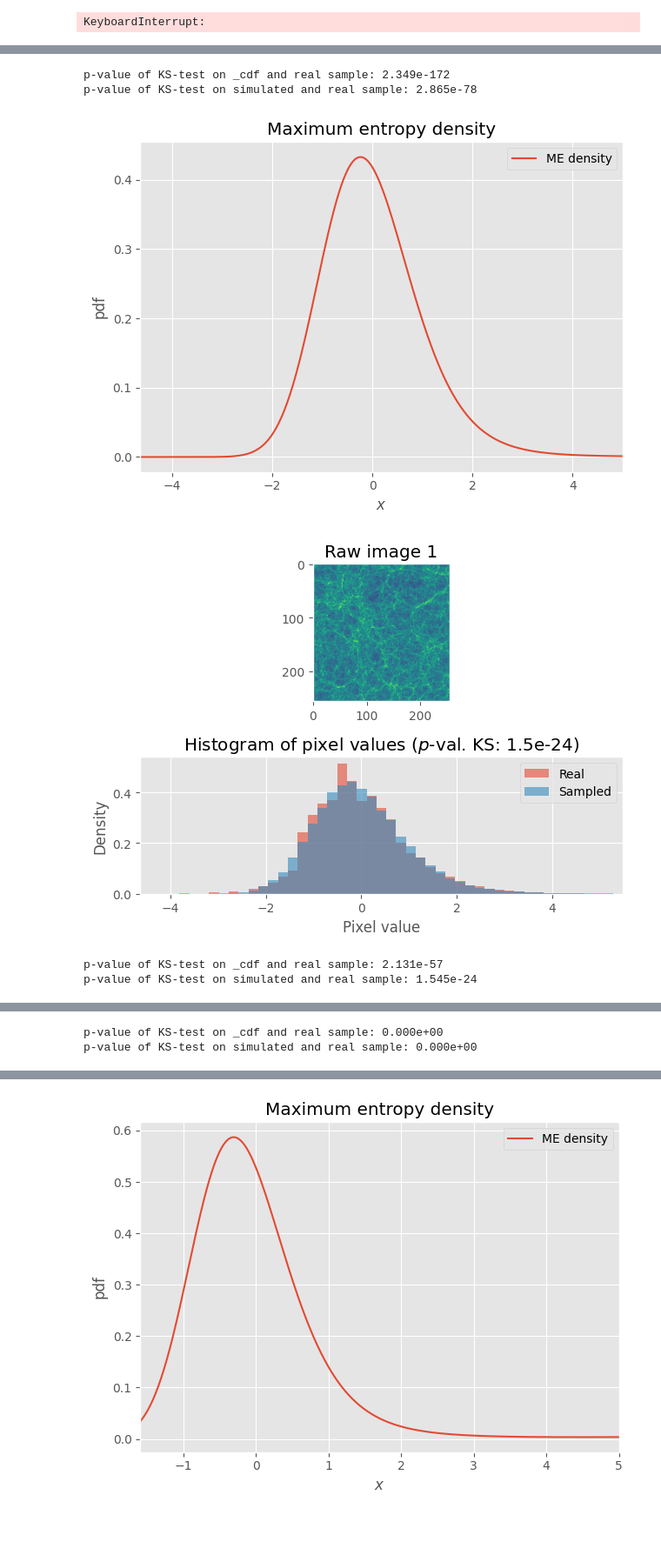
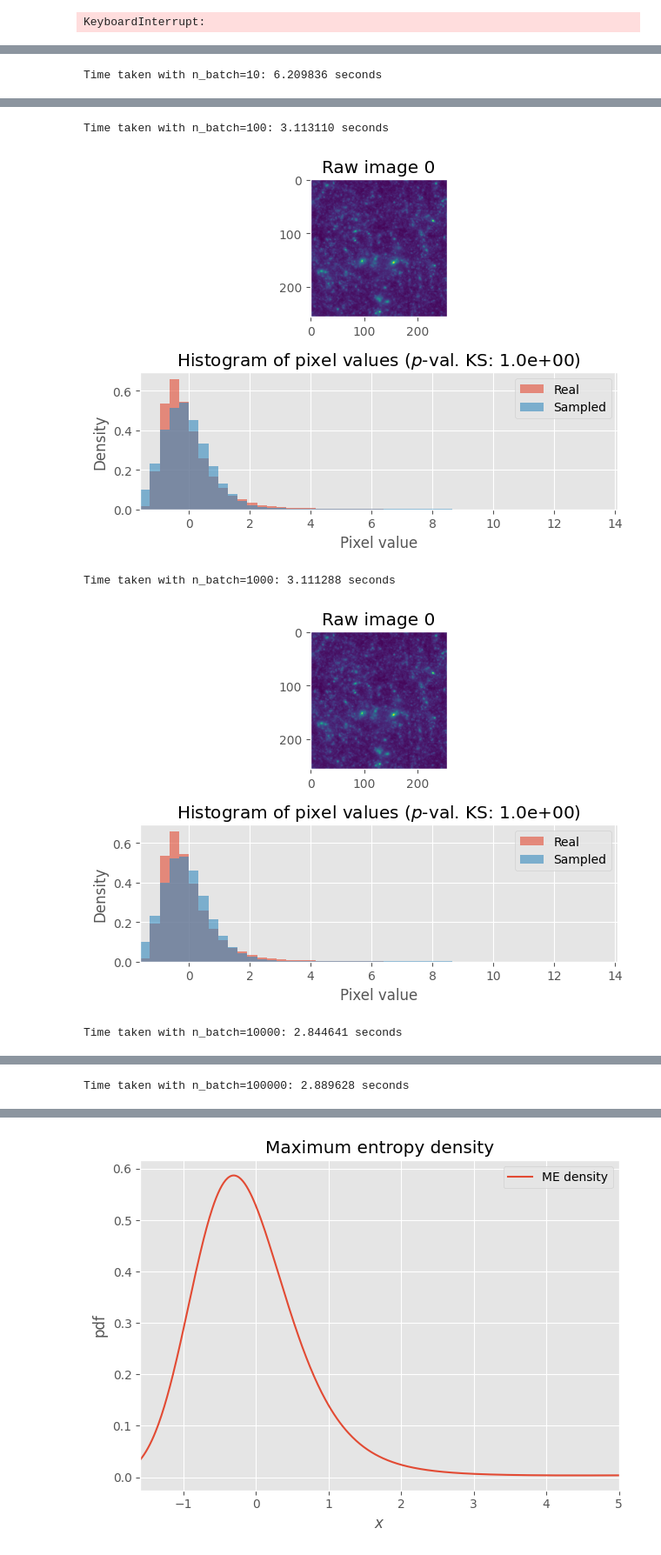
Before and after one commit to LiselotPrins/max_entropy, a Jupyter notebook: investigate_field.ipynb, the cells around one changed output, grey strips where cells are left out. Shown at 87% size. Saved outputs shown, nothing was run; the diff lists cells and outputs as text; code cells hidden in the pictures; blank space fills up the shorter version.

Commit message:
compared performance of rejection sampling implementations, and N=1000 appears to be a good batch size

```diff
--- a/investigate_field.ipynb
+++ b/investigate_field.ipynb
@@ -113,7 +128,8 @@ def generate_copy_image(image_raw,
                         i,
                         extra_upper_l=0.01,
                         n=150,
-                        u_show=None):
+                        u_show=None,
+                        n_batch=5000):
 
     image = standardize_image(image_raw)
     image_flat = image.flatten()
@@ -133,14 +149,19 @@ def generate_copy_image(image_raw,
                         f_vector=d.f_constraint_skewkurt)
     ob_skewkurt._algorithm(k_max=200, message_norm=False)
     # ob_skewkurt._visualize_algorithm()
-    ob_skewkurt._visualize_solution(xlim=(l,5))
+    # ob_skewkurt._visualize_solution(xlim=(l,5))
 
 
     #sample from ME distribution
     n_sample = image_flat.size
+    start = time.perf_counter()
     sample_ME = rejection_sampling(size=n_sample,
                                    density=ob_skewkurt._p,
-                                   xlim=(l,u))
+                                   xlim=(l,u),
+                                   n_batch=n_batch)
+    end = time.perf_counter()
+    elapsed = end - start
+    print(f'Time taken with n_batch={n_batch}: {elapsed:.6f} seconds')
 
     fig, ax = plt.subplots(2,1)
     ax[0].imshow(image_raw)
@@ -153,8 +174,9 @@ def generate_copy_image(image_raw,
     ax[1].hist(image_flat, density=True, bins=bins, alpha=0.6, label="Real")
     ax[1].hist(sample_ME,  density=True, bins=bins, alpha=0.6, label="Sampled")
 
-    res_sample = kstest(image_flat, sample_ME)
-    ax[1].set_title(f"Histogram of pixel values ($p$-val. KS: {res_sample.pvalue:.1e})")
+    # res_sample = kstest(image_flat, sample_ME)
+    res_sample=1
+    ax[1].set_title(f"Histogram of pixel values ($p$-val. KS: {res_sample:.1e})")
     ax[1].set_xlabel("Pixel value")
     ax[1].set_ylabel("Density")
     ax[1].set_xlim(l, u_show)
@@ -164,9 +186,9 @@ def generate_copy_image(image_raw,
     plt.savefig(f"skewness_kurtosis/generated_copy_example_{i}.pdf")
     plt.show()
 
-    res = kstest(image_flat, ob_skewkurt._cdf)
-    print(f"p-value of KS-test on _cdf and real sample: {res.pvalue:.3e}")
-    print(f"p-value of KS-test on simulated and real sample: {res_sample.pvalue:.3e}")
+    # res = kstest(image_flat, ob_skewkurt._cdf)
+    # print(f"p-value of KS-test on _cdf and real sample: {res.pvalue:.3e}")
+    # print(f"p-value of KS-test on simulated and real sample: {res_sample.pvalue:.3e}")
 
 def generate_copy_image_6(image_raw, extra_upper_l=0.01, n=150, u_show=None):
 
@@ -225,9 +247,11 @@ def generate_copy_image_6(image_raw, extra_upper_l=0.01, n=150, u_show=None):
     print(f"p-value of KS-test on _cdf and real sample: {res.pvalue:.3e}")
     print(f"p-value of KS-test on simulated and real sample: {res_sample.pvalue:.3e}")
 # %%
-for i,image in enumerate(data):
-    generate_copy_image(image,
-                        i,
-                        extra_upper_l=0,
-                        n=150)
+for i in range(3):
+    for n_batch in [1,10,100,1000,10000,100000]:
+        generate_copy_image(data[i],
+                            i,
+                            extra_upper_l=0,
+                            n=150,
+                            n_batch=n_batch)
 # %% [output]
@@ -234,0 +260 @@ for i,image in enumerate(data):
+Time taken with n_batch=10: 6.209836 seconds
@@ -236,6 +262,5 @@ for i,image in enumerate(data):
-p-value of KS-test on _cdf and real sample: 2.349e-172
-p-value of KS-test on simulated and real sample: 2.865e-78
+Time taken with n_batch=100: 3.113110 seconds
-[figure, old version]
+[figure, new version]
+Time taken with n_batch=1000: 3.111288 seconds
-[figure, old version]
+[figure, new version]
-p-value of KS-test on _cdf and real sample: 2.131e-57
-p-value of KS-test on simulated and real sample: 1.545e-24
+Time taken with n_batch=10000: 2.844641 seconds
@@ -242,0 +268 @@ p-value of KS-test on simulated and real sample: 1.545e-24
+Time taken with n_batch=100000: 2.889628 seconds
@@ -244,2 +269,0 @@ p-value of KS-test on simulated and real sample: 1.545e-24
-p-value of KS-test on _cdf and real sample: 0.000e+00
-p-value of KS-test on simulated and real sample: 0.000e+00
```
Also changed, not shown: parts of 4 cells of this notebook, 3 other files.
